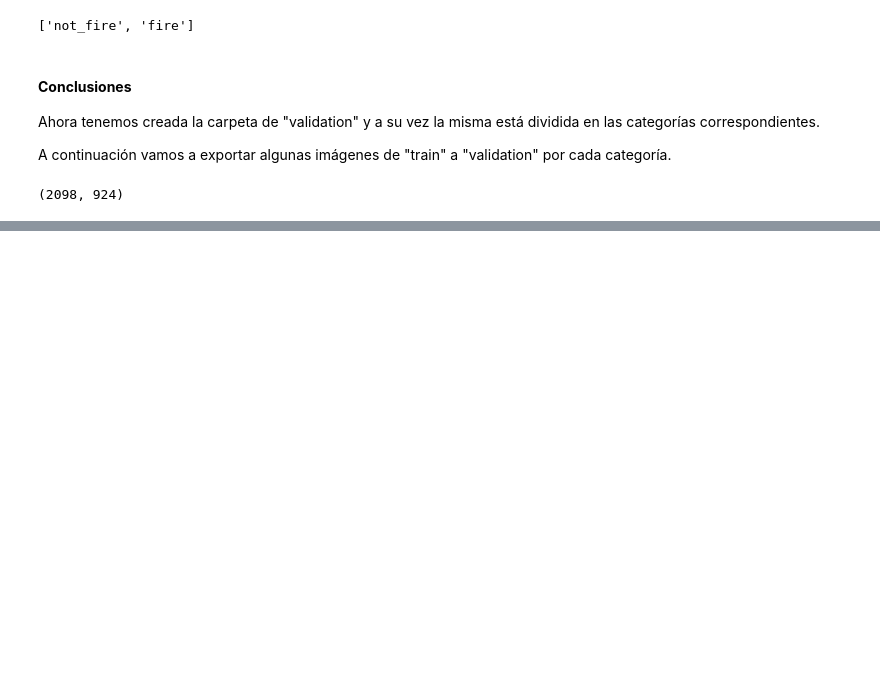
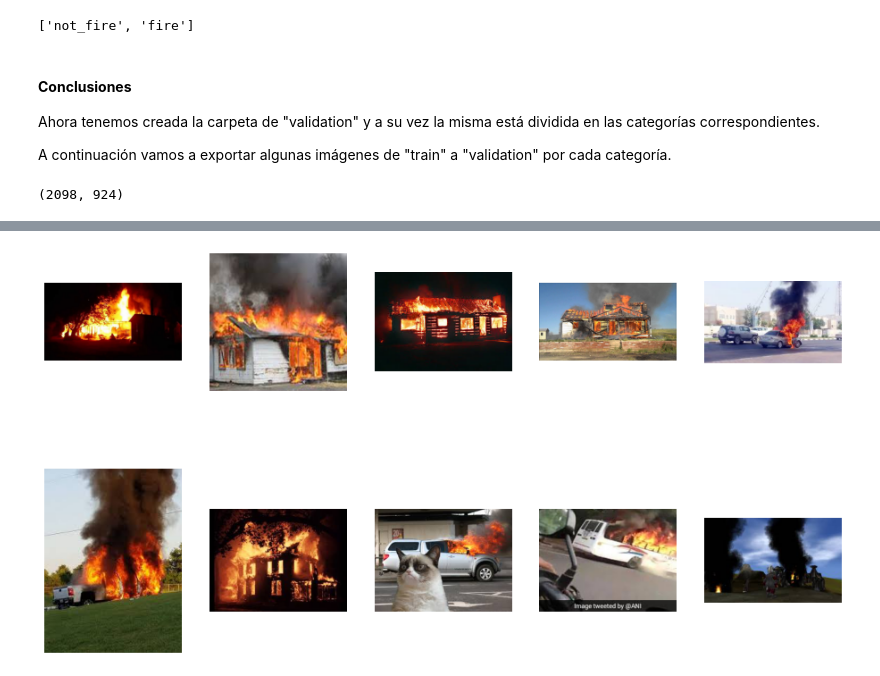
Before and after one commit to eotorresmolina/analytics_python_project, a Jupyter notebook: whats_burning.ipynb, the cells around one changed output, grey strips where cells are left out. Saved outputs shown, nothing was run; the diff lists cells and outputs as text; code cells hidden in the pictures; blank space fills up the shorter version.

```diff
--- a/whats_burning.ipynb
+++ b/whats_burning.ipynb
@@ -130,3 +132,9 @@ for img in validation_notfire_imgs:
 validation_fire_imgs = random.sample(train_fire_img, 10)
 for img in validation_fire_imgs:
   move(src=img, dst=os.path.join(validation_dir, "fire"))
+# %%
+# Se vuelve a ver la cant. de imágenes de cada categoría del
+# directorio "train".
+train_notfire_img = glob(train_dir + "/" + files[0] + "/**.jpg")
+train_fire_img = glob(train_dir + "/" + files[1] + "/**.jpg")
+len(train_notfire_img), len(train_fire_img)
@@ -132,0 +156,14 @@ for img in validation_fire_imgs:
+# %%
+# Visualizar las primeras 10 imágenes de la categoría "fire" de la
+# carpeta de "train".
+fig1 = plt.figure(figsize=(16, 9))
+
+for i in range(10):
+  ax =fig1.add_subplot(2, 5, i+1)
+  ax.axis('off')
+  img = mpimg.imread(train_fire_img[i])
+  plt.imshow(img)
+
+plt.show()
+# %% [output]
+[figure, added]
```
Also changed, not shown: parts of 10 cells of this notebook.
